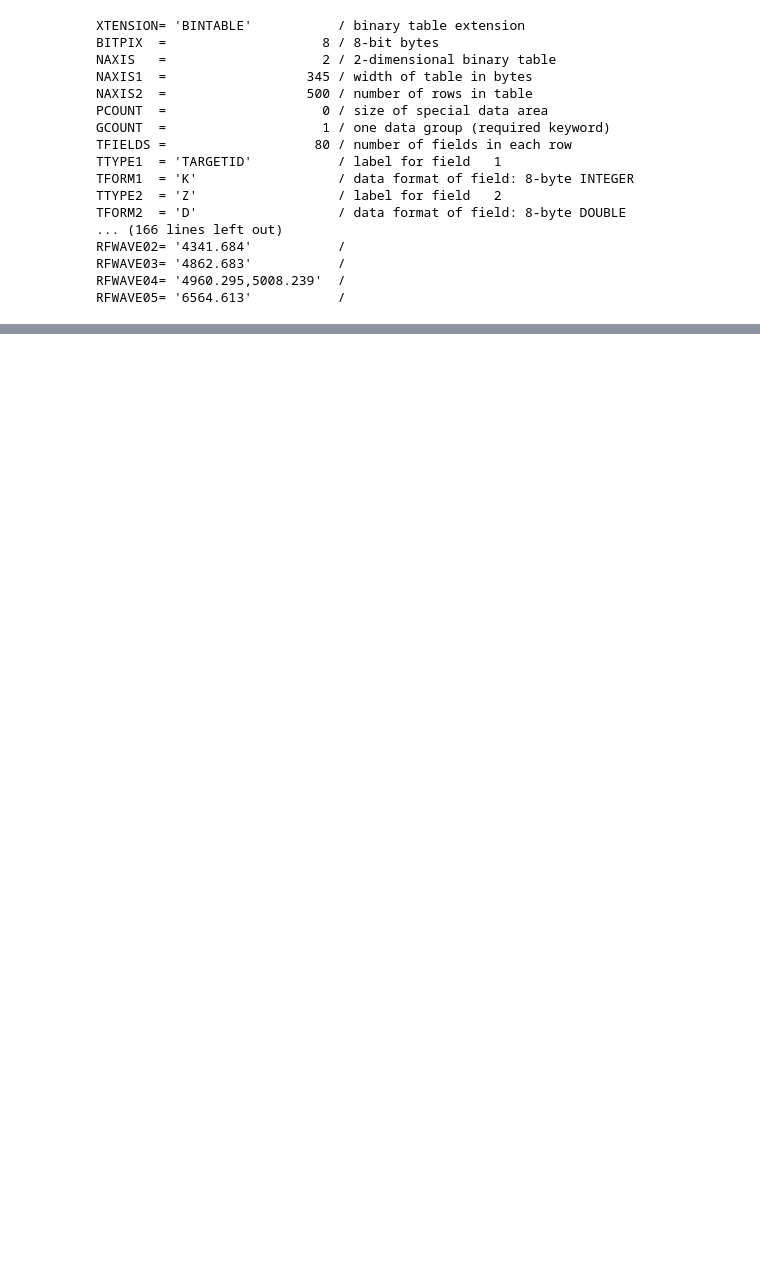
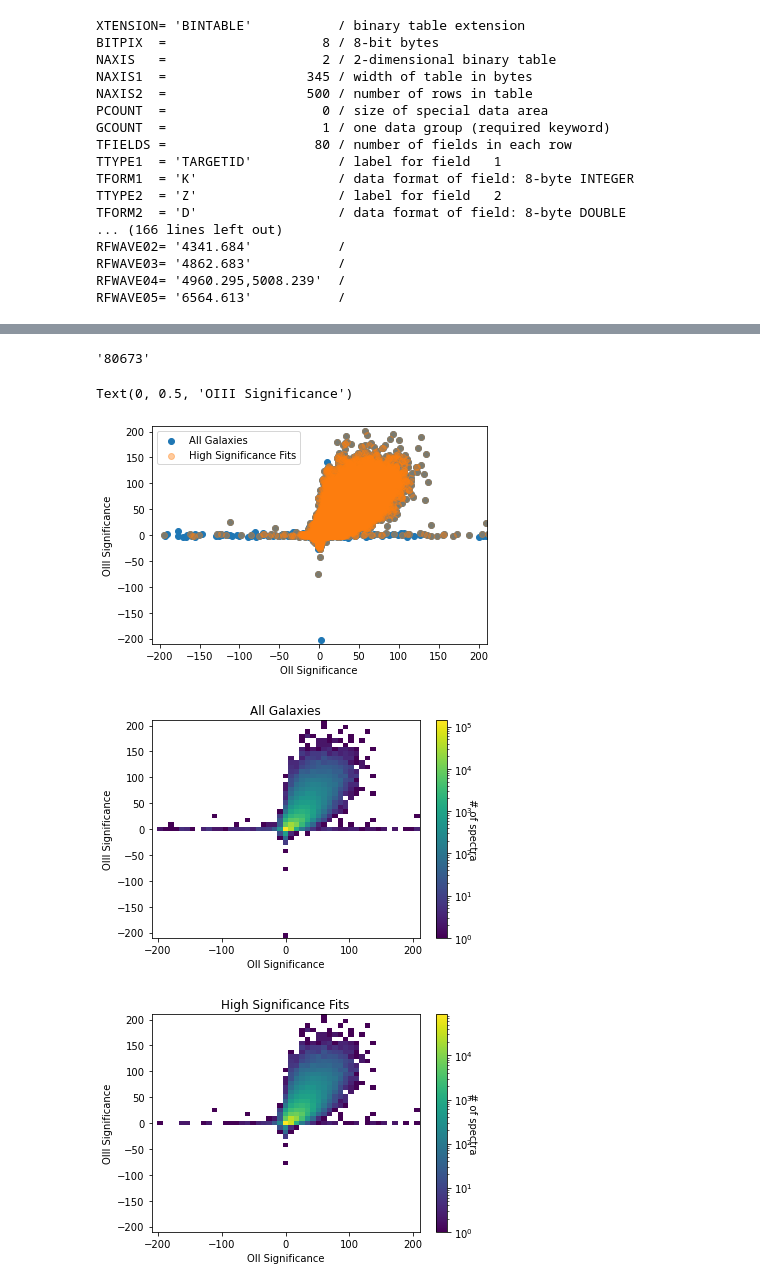
Before and after one commit to ShirshChhabra/DESIRedrock, a Jupyter notebook: Redrock.ipynb, the cells around one changed output, grey strips where cells are left out. Saved outputs shown, nothing was run; the diff lists cells and outputs as text; code cells hidden in the pictures; blank space fills up the shorter version.

```diff
--- a/Redrock.ipynb
+++ b/Redrock.ipynb
@@ -414,0 +229,32 @@ catalog['Z'].mask.nonzero()
+# %%
+badoii[0]
+# %% [output]
+'80673'
+# %%
+import matplotlib.colors
+plt.scatter(oiisig,oiiisig,label='All Galaxies')
+plt.scatter(oiisiggood,oiiisiggood,alpha=0.4,label='High Significance Fits')
+plt.xlim(-210,210)
+plt.ylim(-210,210)
+plt.legend()
+plt.xlabel('OII Significance')
+plt.ylabel('OIII Significance')
+plt.figure()
+plt.hist2d(oiisig,oiiisig,bins=np.linspace(-210,210,50),norm=matplotlib.colors.LogNorm())
+cbar=plt.colorbar()
+plt.title('All Galaxies')
+cbar.ax.set_ylabel('# of spectra', rotation=270)
+plt.xlabel('OII Significance')
+plt.ylabel('OIII Significance')
+plt.figure()
+plt.hist2d(oiisiggood,oiiisiggood,bins=np.linspace(-210,210,50),norm=matplotlib.colors.LogNorm())
+cbar=plt.colorbar()
+plt.title('High Significance Fits')
+cbar.ax.set_ylabel('# of spectra', rotation=270)
+plt.xlabel('OII Significance')
+plt.ylabel('OIII Significance')
+# %% [output]
+Text(0, 0.5, 'OIII Significance')
+[figure, added]
+[figure, added]
+[figure, added]
```
Also changed, not shown: parts of 45 cells of this notebook, 1 other file.
